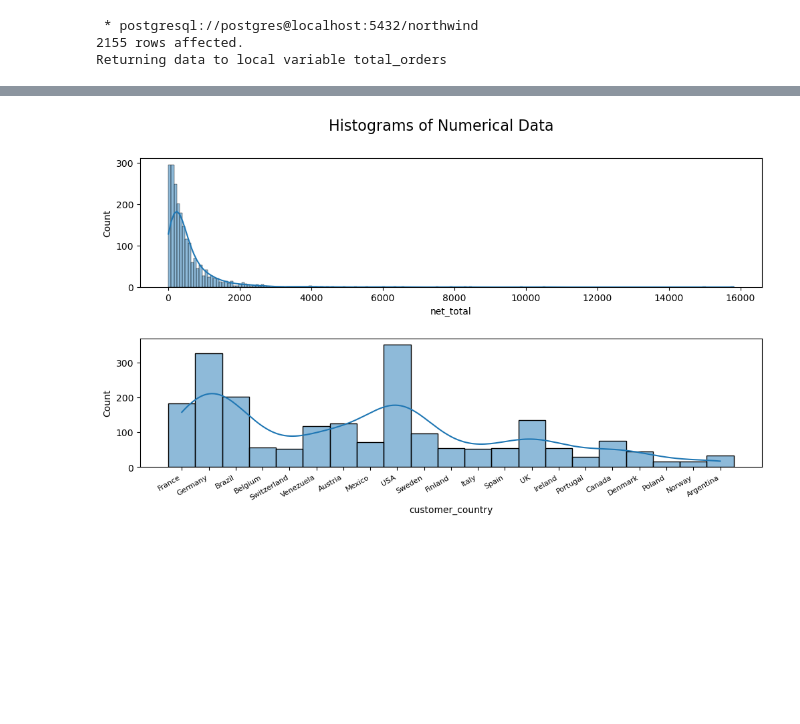
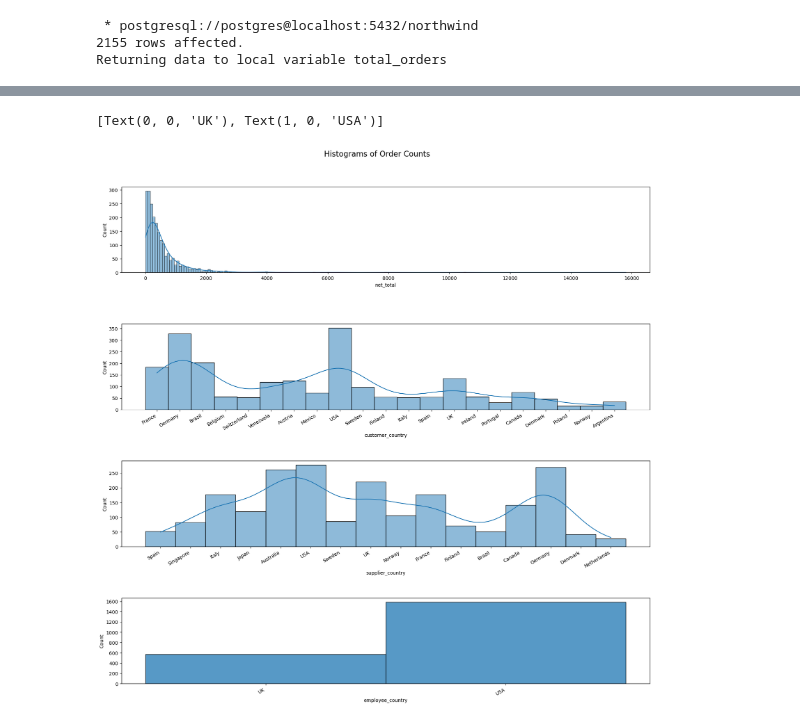
Before and after one commit to ddibara5/northwind-traders, a Jupyter notebook: northwind_traders.ipynb, the cells around one changed output, grey strips where cells are left out. Drawn from its saved outputs; the diff is of its cells as text; code cells hidden in the pictures; blank space fills up the shorter version.

```diff
--- a/northwind_traders.ipynb
+++ b/northwind_traders.ipynb
@@ -481,12 +508,18 @@ sns.boxplot(data=df1, y='net_total', x='category_name', ax=ax, notch=True, showm
 # %%
 #Create histograms to show distribution of continuous variables
-fig,ax = plt.subplots(2,1,figsize=(12,6))
-fig.suptitle('Histograms of Numerical Data', fontsize=16)
+fig,ax = plt.subplots(4,1,figsize=(20,18))
+fig.suptitle('Histograms of Order Counts', fontsize=16)
+fig.subplots_adjust(top=0.92)
 
 
 sns.histplot(data=df1,x='net_total',ax=ax[0], multiple='dodge', kde=True)
 sns.histplot(data=df1,x='customer_country',ax=ax[1], multiple='dodge', kde=True)
-ax[1].set_xticklabels(df1['customer_country'].unique(), rotation=30, ha='right', fontsize=8)
-plt.subplots_adjust(hspace=0.4)
+ax[1].set_xticklabels(df1['customer_country'].unique(), rotation=30, ha='right', fontsize=10)
+sns.histplot(data=df1, x='supplier_country', ax=ax[2], multiple='dodge', kde=True)
+ax[2].set_xticklabels(df1['supplier_country'].unique(), rotation=30, ha='right', fontsize=10)
+plt.subplots_adjust(hspace=0.6)
+sns.histplot(data=df1, x='employee_country', ax=ax[3], multiple='dodge', kde=False)
+ax[3].set_xticklabels(df1['employee_country'].unique(), rotation=30, ha='right', fontsize=10)
 # %% [output]
+[Text(0, 0, 'UK'), Text(1, 0, 'USA')]
-[figure, old version]
+[figure, new version]
```
Also changed, not shown: parts of 4 cells of this notebook.
